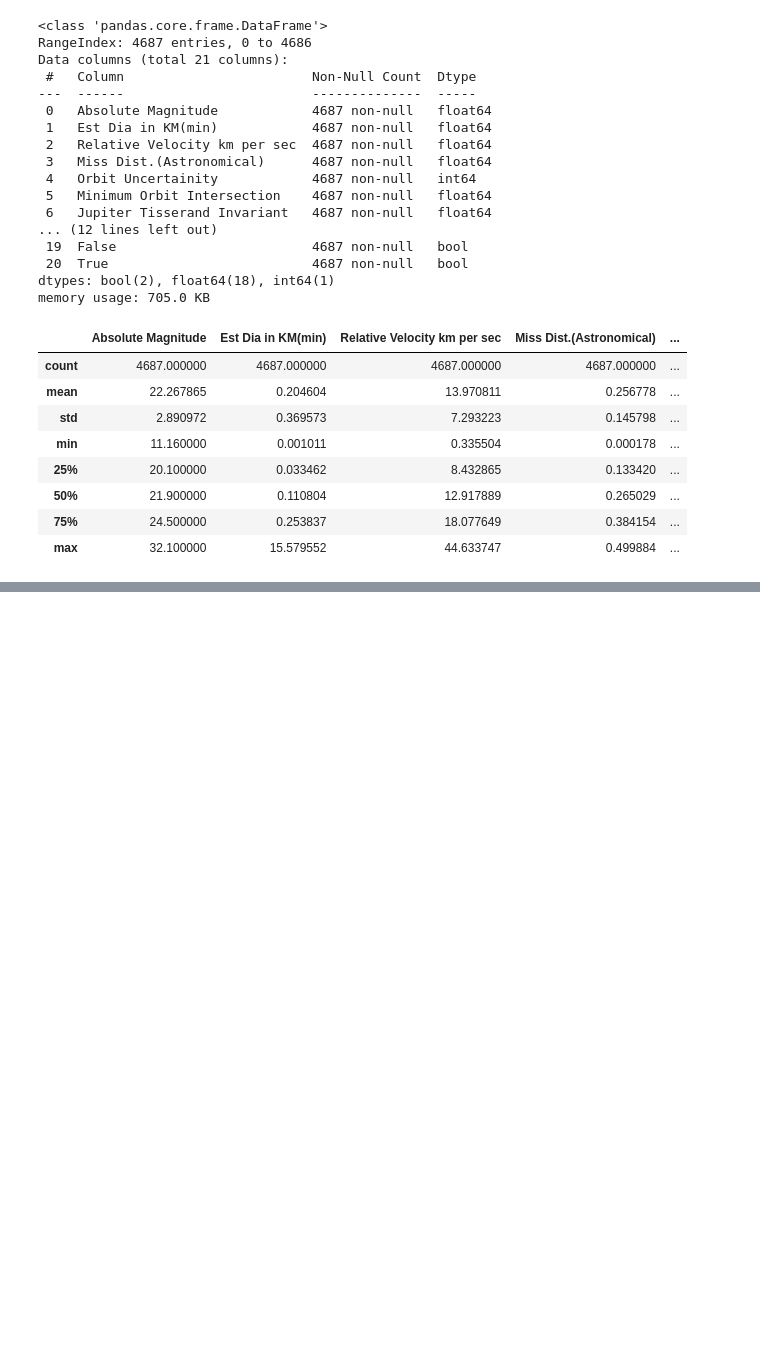
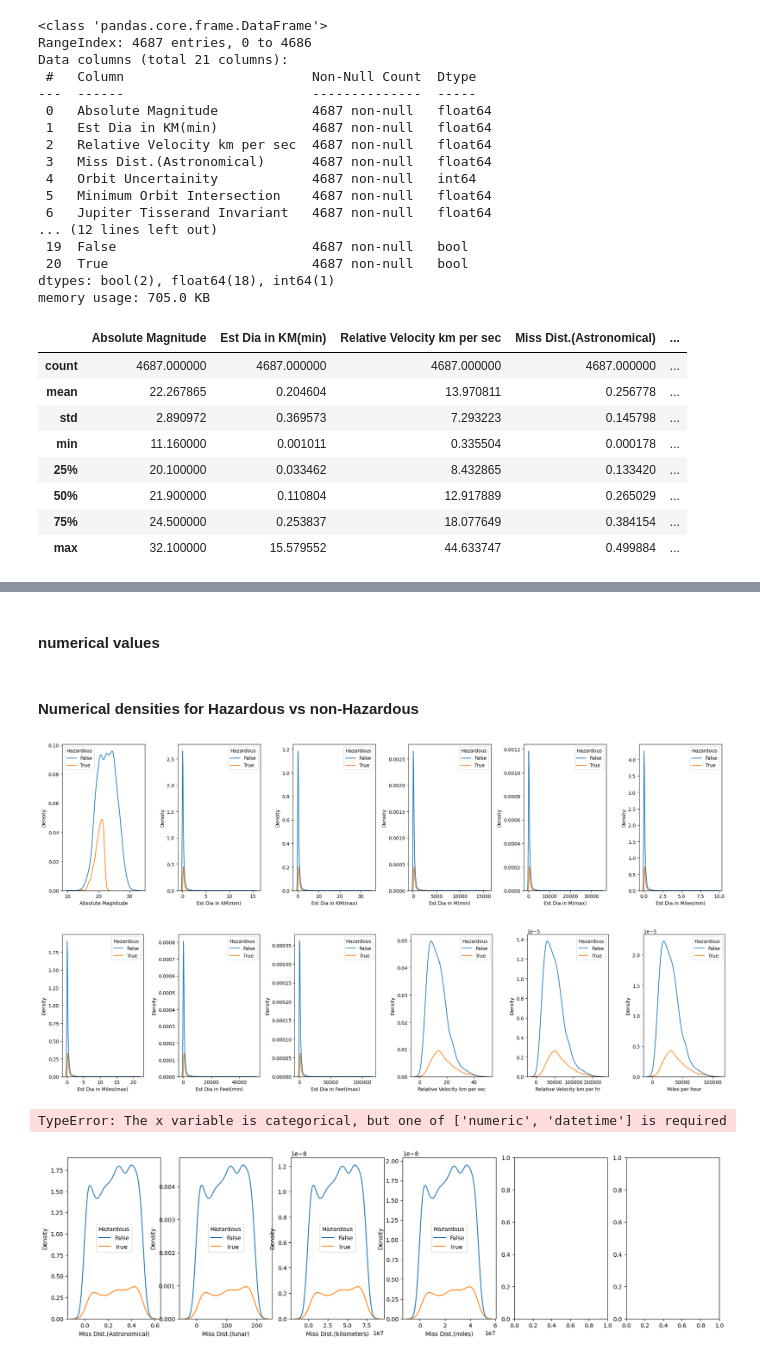
Before and after one commit to Juskocode/SupervisedLearning-AsteroidsClassifier, a Jupyter notebook: SupervisedLearning_AsteroidsClassifier.ipynb, the cells around one changed output, grey strips where cells are left out. Saved outputs shown, nothing was run; the diff lists cells and outputs as text; code cells hidden in the pictures; blank space fills up the shorter version.

```diff
--- a/SupervisedLearning_AsteroidsClassifier.ipynb
+++ b/SupervisedLearning_AsteroidsClassifier.ipynb
@@ -297,0 +316,21 @@ nasa_df.describe()
+# %% [markdown]
+#### numerical values
+# %% [markdown]
+#### Numerical densities for Hazardous vs non-Hazardous
+# %%
+index = 0
+for i in range(5):
+    cols = 6
+    if i == 4:
+        cols -= 1
+    fig, axes = plt.subplots(nrows=1, ncols=cols, figsize=(20, 5))
+    for j in range(cols):
+        sns.kdeplot(nasa_df, x=nasa_df.columns[index], hue=categories[-1], ax=axes[j])
+        index += 1
+    plt.tight_layout()
+    plt.show()
+# %% [output]
+[figure, added]
+[figure, added]
+TypeError: The x variable is categorical, but one of ['numeric', 'datetime'] is required
+[figure, added]
```
Also changed, not shown: parts of 4 cells of this notebook.
